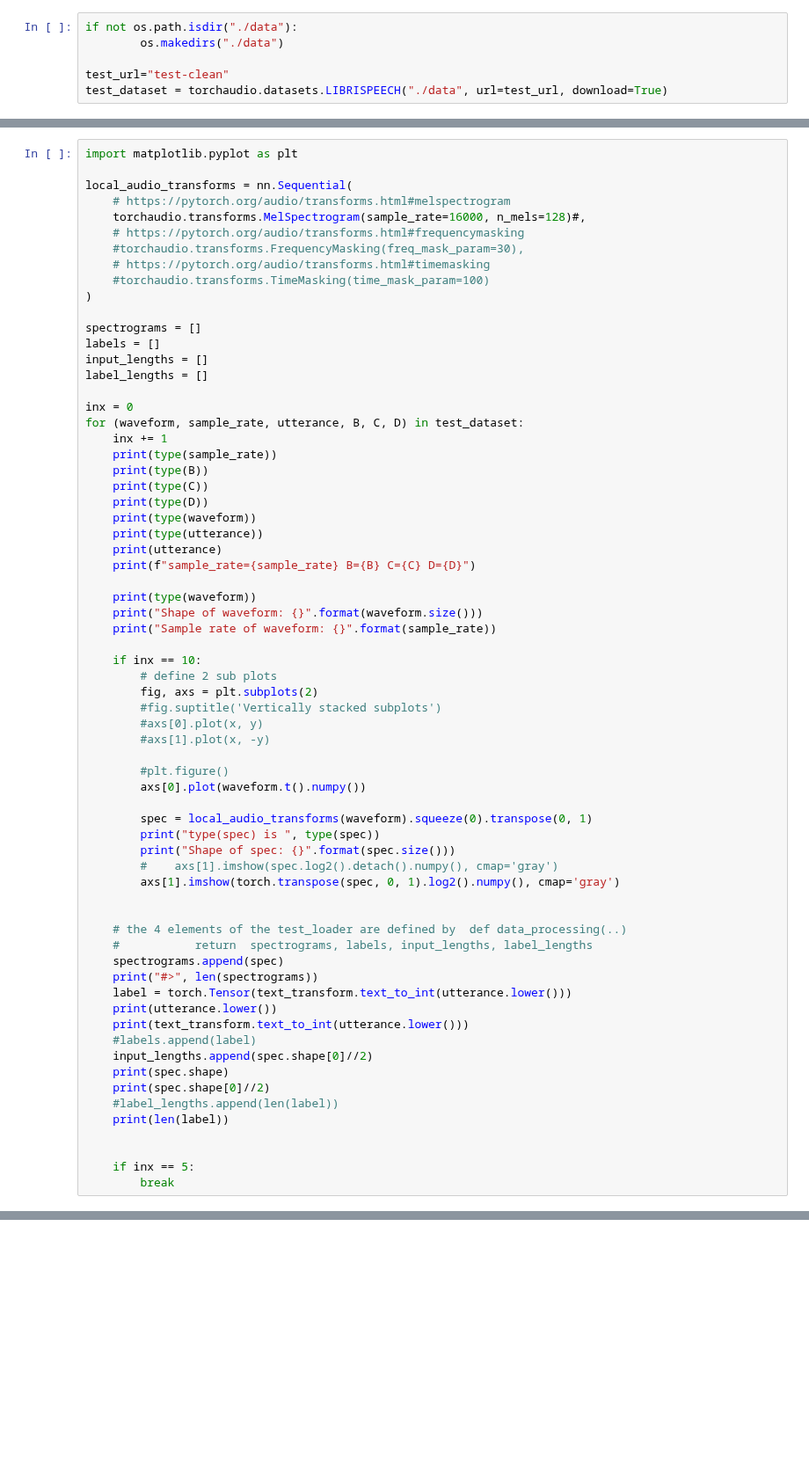
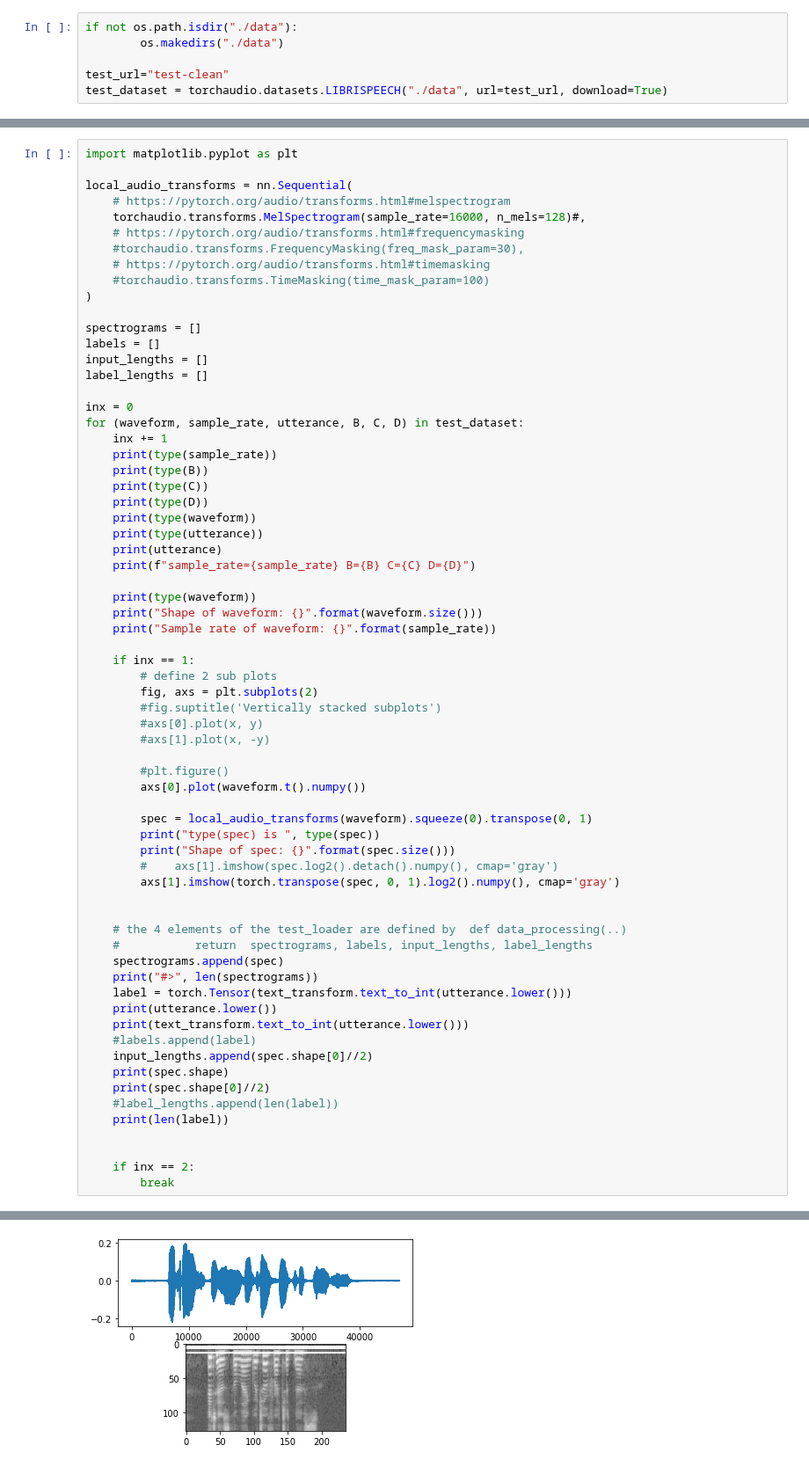
Before and after one commit to TzurV/TestMe, a Jupyter notebook: EvalYesNo_to_Building_an_end_to_end_Speech_Recognition_model_in_PyTorch.ipynb, the cells around one changed output, grey strips where cells are left out. Shown at 88% size. Saved outputs shown, nothing was run; the diff lists cells and outputs as text; blank space fills up the shorter version.

```diff
--- a/EvalYesNo_to_Building_an_end_to_end_Speech_Recognition_model_in_PyTorch.ipynb
+++ b/EvalYesNo_to_Building_an_end_to_end_Speech_Recognition_model_in_PyTorch.ipynb
@@ -800,7 +835,7 @@ for (waveform, sample_rate, utterance, B, C, D) in test_dataset:
     print("Shape of waveform: {}".format(waveform.size()))
     print("Sample rate of waveform: {}".format(sample_rate))
 
-    if inx == 10:
+    if inx == 1:
         # define 2 sub plots
         fig, axs = plt.subplots(2)
         #fig.suptitle('Vertically stacked subplots')
@@ -832,5 +867,6 @@ for (waveform, sample_rate, utterance, B, C, D) in test_dataset:
     print(len(label))
 
 
-    if inx == 5:
+    if inx == 2:
         break
+# %% [output]
@@ -837,3 +890,4 @@ for (waveform, sample_rate, utterance, B, C, D) in test_dataset:
+[figure, added]
 # %%
 # https://pytorch.org/tutorials/intermediate/tensorboard_tutorial.html
 
```
Also changed, not shown: parts of 7 cells of this notebook.
